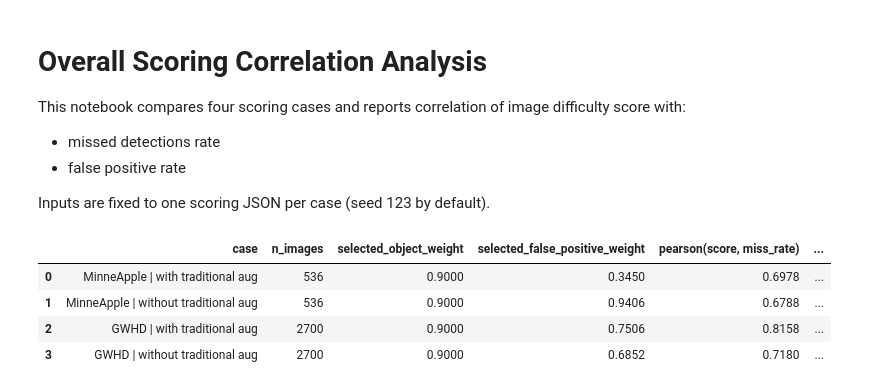
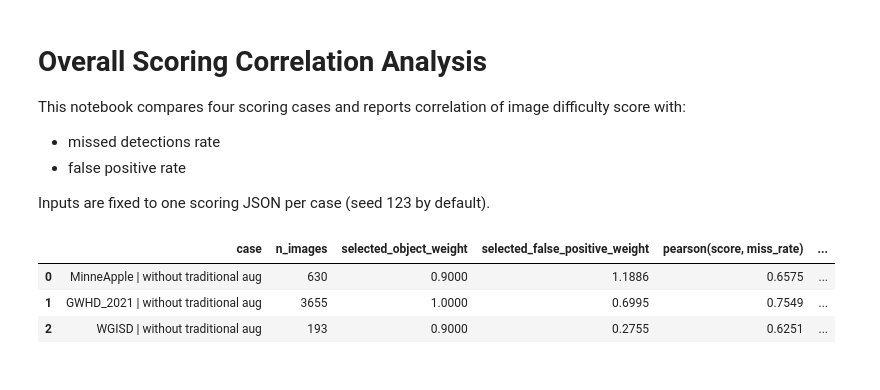
Before and after one commit to khanhtran2001/DifficultAgriculture, a Jupyter notebook: notebooks/overall_scoring_analysis.ipynb, the cells around one changed output. Saved outputs shown, nothing was run; the diff lists cells and outputs as text; code cells hidden in the pictures.

```diff
--- a/notebooks/overall_scoring_analysis.ipynb
+++ b/notebooks/overall_scoring_analysis.ipynb
@@ -13,10 +13,9 @@ import numpy as np
 
 # One input file per requested case (edit paths if needed)
 case_to_score_path = {
-    "MinneApple | with traditional aug": Path("/home/khanh/Projects/DifficultyAgri/.cache_result/with_trad_aug/minneapple/scoring/seed_123/score_results.json"),
-    "MinneApple | without traditional aug": Path("/home/khanh/Projects/DifficultyAgri/.cache_result/no_trad_aug/minneapple/scoring/seed_123/score_results.json"),
-    "GWHD | with traditional aug": Path("/home/khanh/Projects/DifficultyAgri/.cache_result/with_trad_aug/gwhd/scoring/seed_123/score_results.json"),
-    "GWHD | without traditional aug": Path("/home/khanh/Projects/DifficultyAgri/.cache_result/no_trad_aug/gwhd/scoring/seed_123/score_results.json"),
+    "MinneApple | without traditional aug": Path("/home/khanh/Projects/DifficultyAgri/.cache_result/no_trad_aug/minneapple_v2/scoring/seed_123/score_results.json"),
+    "GWHD_2021 | without traditional aug": Path("/home/khanh/Projects/DifficultyAgri/.cache_result/no_trad_aug/gwhd_2021/scoring/seed_123/score_results.json"),
+    "WGISD | without traditional aug": Path("/home/khanh/Projects/DifficultyAgri/.cache_result/no_trad_aug/wgisd/scoring/seed_456/score_results.json"),
 }
 
 
@@ -113,34 +112,33 @@ try:
         "selected_object_weight",
         "selected_false_positive_weight",
         "pearson(score, miss_rate)",
         "spearman(score, miss_rate)",
         "pearson(score, fp_rate)",
         "spearman(score, fp_rate)",
     ]:
         table[col] = table[col].map(lambda x: f"{x:.4f}" if not np.isnan(x) else "nan")
     display(table)
 except Exception:
     header = [
         "case",
         "n_images",
         "selected_object_weight",
         "selected_false_positive_weight",
         "pearson(score, miss_rate)",
         "spearman(score, miss_rate)",
         "pearson(score, fp_rate)",
         "spearman(score, fp_rate)",
     ]
     print(" | ".join(header))
     print("-" * 160)
     for r in rows:
         print(
             f"{r['case']} | {r['n_images']} | {r['selected_object_weight']:.4f} | {r['selected_false_positive_weight']:.4f} | "
             f"{r['pearson(score, miss_rate)']:.4f} | {r['spearman(score, miss_rate)']:.4f} | "
             f"{r['pearson(score, fp_rate)']:.4f} | {r['spearman(score, fp_rate)']:.4f}"
         )
 # %% [output]
 |  | case | n_images | selected_object_weight | selected_false_positive_weight | pearson(score, miss_rate) | ... |
-| 0 | MinneApple | with traditional aug | 536 | 0.9000 | 0.3450 | 0.6978 | ... |
-| 1 | MinneApple | without traditional aug | 536 | 0.9000 | 0.9406 | 0.6788 | ... |
-| 2 | GWHD | with traditional aug | 2700 | 0.9000 | 0.7506 | 0.8158 | ... |
-| 3 | GWHD | without traditional aug | 2700 | 0.9000 | 0.6852 | 0.7180 | ... |
+| 0 | MinneApple | without traditional aug | 630 | 0.9000 | 1.1886 | 0.6575 | ... |
+| 1 | GWHD_2021 | without traditional aug | 3655 | 1.0000 | 0.6995 | 0.7549 | ... |
+| 2 | WGISD | without traditional aug | 193 | 0.9000 | 0.2755 | 0.6251 | ... |
```
Also changed, not shown: 25 other files.
